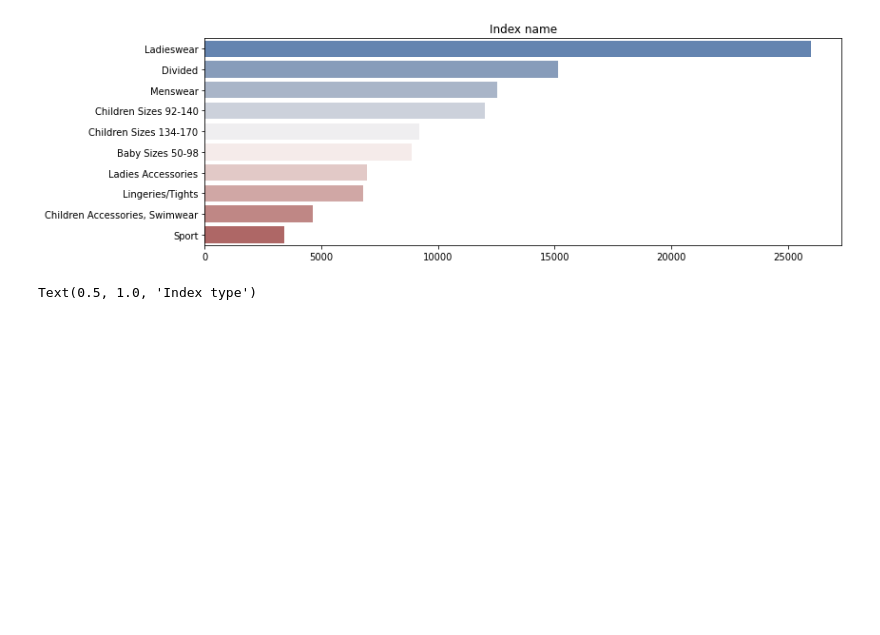
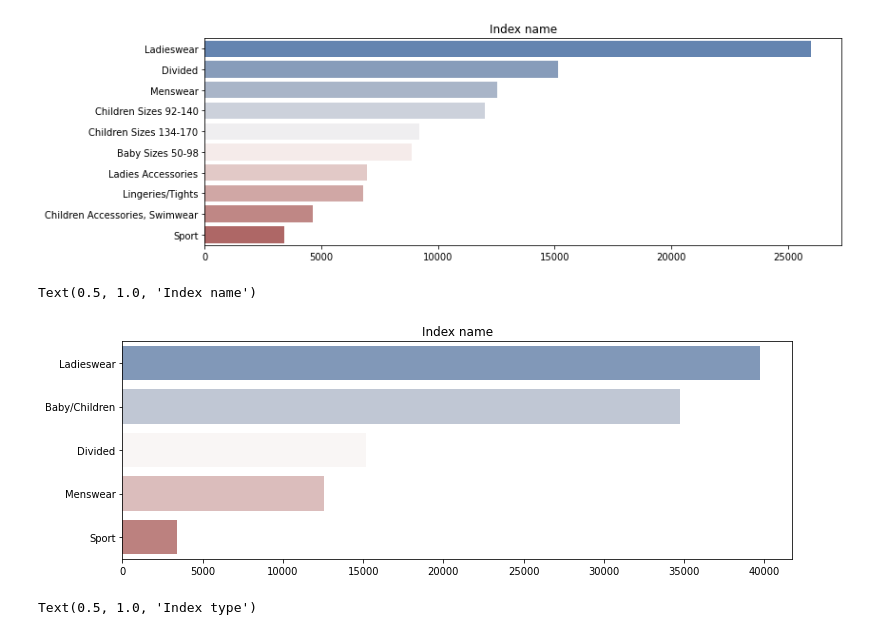
Before and after one commit to alex-prokudaylo/otus_education, a Jupyter notebook: h-m-recsys-eda.ipynb, the cells around one changed output. Saved outputs shown, nothing was run; the diff lists cells and outputs as text; code cells hidden in the pictures; blank space fills up the shorter version.

```diff
--- a/h-m-recsys-eda.ipynb
+++ b/h-m-recsys-eda.ipynb
@@ -236,6 +236,13 @@ plt.title("Index name", loc='center')
 # %% [output]
 Text(0.5, 1.0, 'Index name')
 [figure]
+# %%
+plt.figure(figsize=(12,4))
+sns.barplot(y = articles_df.index_group_name.value_counts().index, x=articles_df.index_group_name.value_counts().values, palette="vlag")
+plt.title("Index name", loc='center')
+# %% [output]
+Text(0.5, 1.0, 'Index name')
+[figure, added]
 # %%
 plt.figure(figsize=(15,32))
 sns.barplot(y = articles_df.product_type_name.value_counts().index, x=articles_df.product_type_name.value_counts().values, palette="vlag")
```
Also changed, not shown: parts of 6 cells of this notebook.
